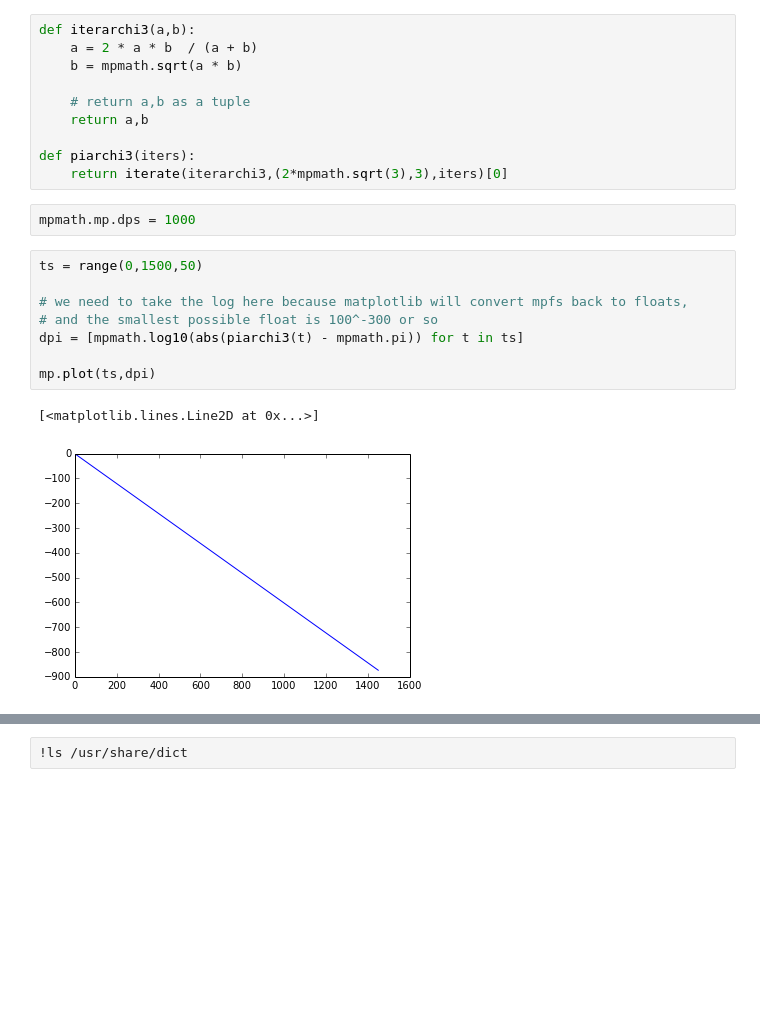
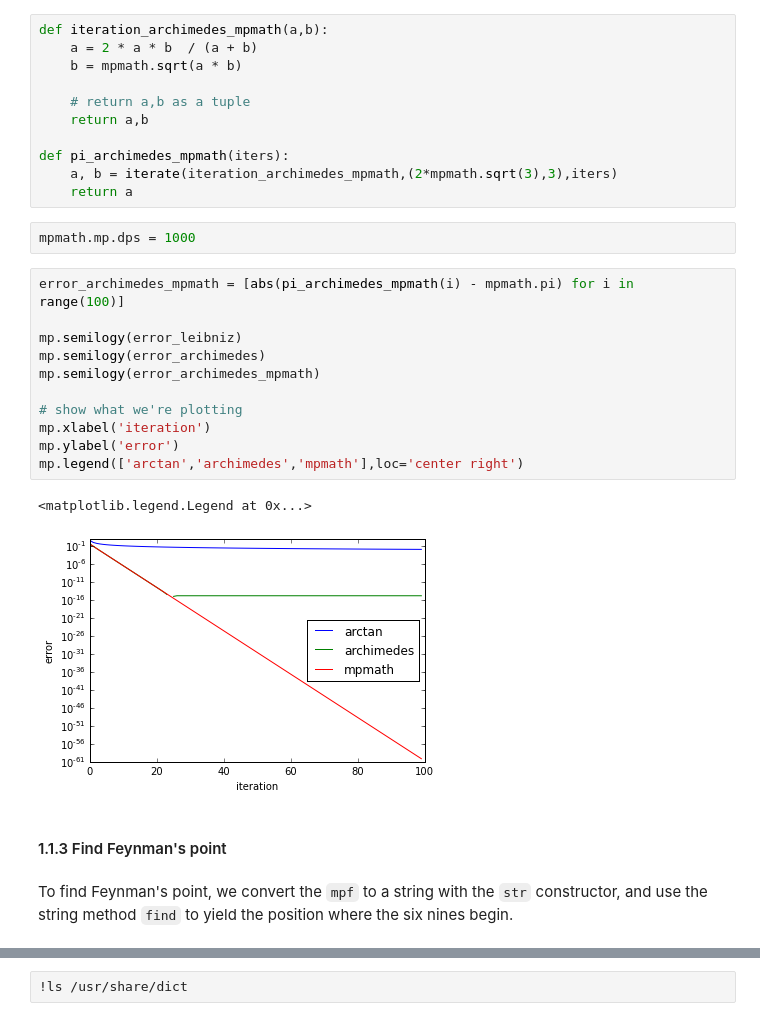
Before and after one commit to vallis/salon-lectures-2015, a Jupyter notebook: lectures-2015/lecture1-Python-introduction.ipynb, the cells around one changed output, grey strips where cells are left out. Drawn from its saved outputs; the diff is of its cells as text; blank space fills up the shorter version.

```diff
--- a/lectures-2015/lecture1-Python-introduction.ipynb
+++ b/lectures-2015/lecture1-Python-introduction.ipynb
@@ -298,26 +314,34 @@ mpf('4.0')
 # %% [markdown]
 This means that we need only a tiny modification to our iteration code, which seeds it with an `mpf` object, and which replaces the `sqrt` function:
 # %%
-def iterarchi3(a,b):
+def iteration_archimedes_mpmath(a,b):
     a = 2 * a * b  / (a + b)
     b = mpmath.sqrt(a * b)
 
     # return a,b as a tuple
     return a,b
 
-def piarchi3(iters):
-    return iterate(iterarchi3,(2*mpmath.sqrt(3),3),iters)[0]
+def pi_archimedes_mpmath(iters):
+    a, b = iterate(iteration_archimedes_mpmath,(2*mpmath.sqrt(3),3),iters)
+    return a
 # %%
 mpmath.mp.dps = 1000
-# %%
-ts = range(0,1500,50)
-
-# we need to take the log here because matplotlib will convert mpfs back to floats,
-# and the smallest possible float is 100^-300 or so
-dpi = [mpmath.log10(abs(piarchi3(t) - mpmath.pi)) for t in ts]
-
-mp.plot(ts,dpi)
-# %% [output]
-[<matplotlib.lines.Line2D at 0x...>]
-[figure, removed]
+# %%
+error_archimedes_mpmath = [abs(pi_archimedes_mpmath(i) - mpmath.pi) for i in range(100)]
+
+mp.semilogy(error_leibniz)
+mp.semilogy(error_archimedes)
+mp.semilogy(error_archimedes_mpmath)
+
+# show what we're plotting
+mp.xlabel('iteration')
+mp.ylabel('error')
+mp.legend(['arctan','archimedes','mpmath'],loc='center right')
+# %% [output]
+<matplotlib.legend.Legend at 0x...>
+[figure, added]
+# %% [markdown]
+#### 1.1.3 Find Feynman's point
+# %% [markdown]
+To find Feynman's point, we convert the `mpf` to a string with the `str` constructor, and use the string method `find` to yield the position where the six nines begin.
 # %%
```
Also changed, not shown: parts of 96 cells of this notebook, 3 other files.
